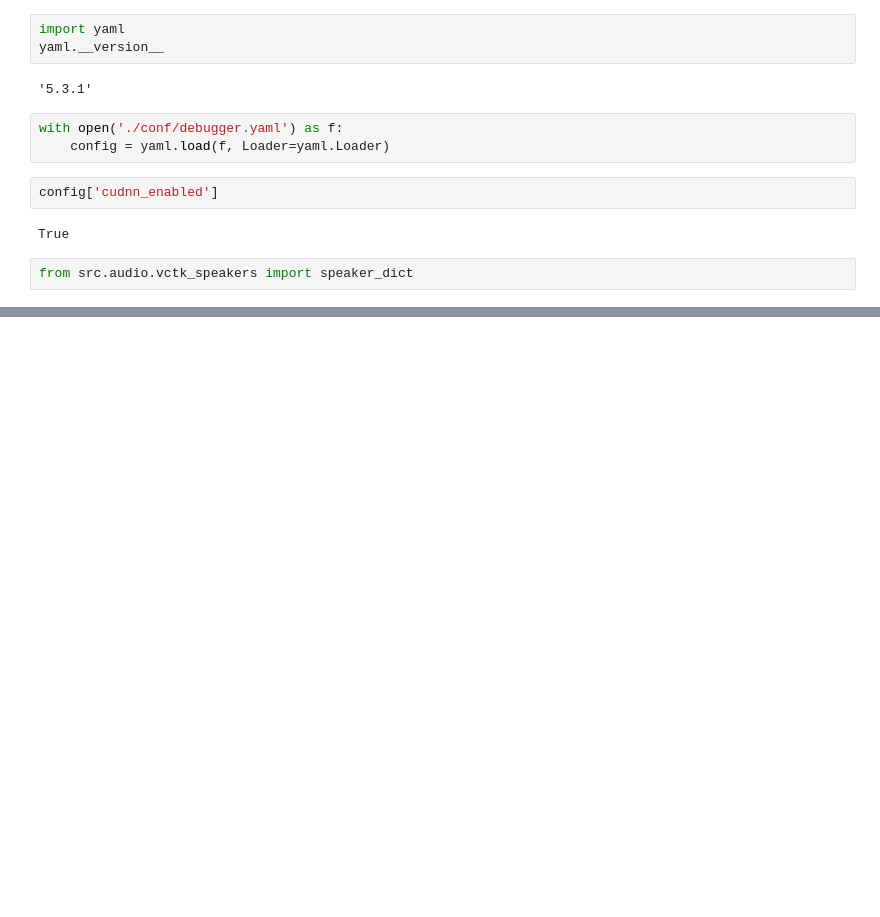
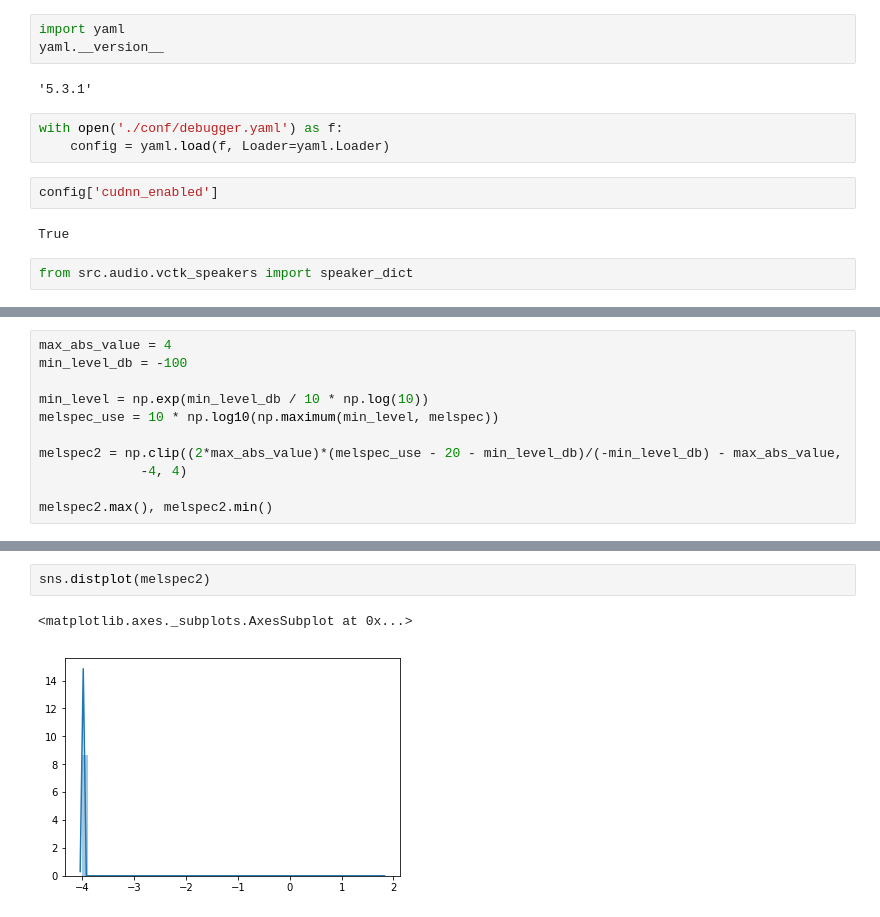
Before and after one commit to lucashueda/pt_etts, a Jupyter notebook: Untitled.ipynb, the cells around one changed output, grey strips where cells are left out. Saved outputs shown, nothing was run; the diff lists cells and outputs as text; blank space fills up the shorter version.

```diff
--- a/Untitled.ipynb
+++ b/Untitled.ipynb
@@ -405,0 +505,11 @@ KeyError: '334'
+# %%
+max_abs_value = 4
+min_level_db = -100
+
+min_level = np.exp(min_level_db / 10 * np.log(10))
+melspec_use = 10 * np.log10(np.maximum(min_level, melspec))
+
+melspec2 = np.clip((2*max_abs_value)*(melspec_use - 20 - min_level_db)/(-min_level_db) - max_abs_value,
+             -4, 4)
+
+melspec2.max(), melspec2.min()
@@ -405,0 +544,5 @@ KeyError: '334'
+# %%
+sns.distplot(melspec2)
+# %% [output]
+<matplotlib.axes._subplots.AxesSubplot at 0x...>
+[figure, added]
```
Also changed, not shown: parts of 58 cells of this notebook, 14 other files.
